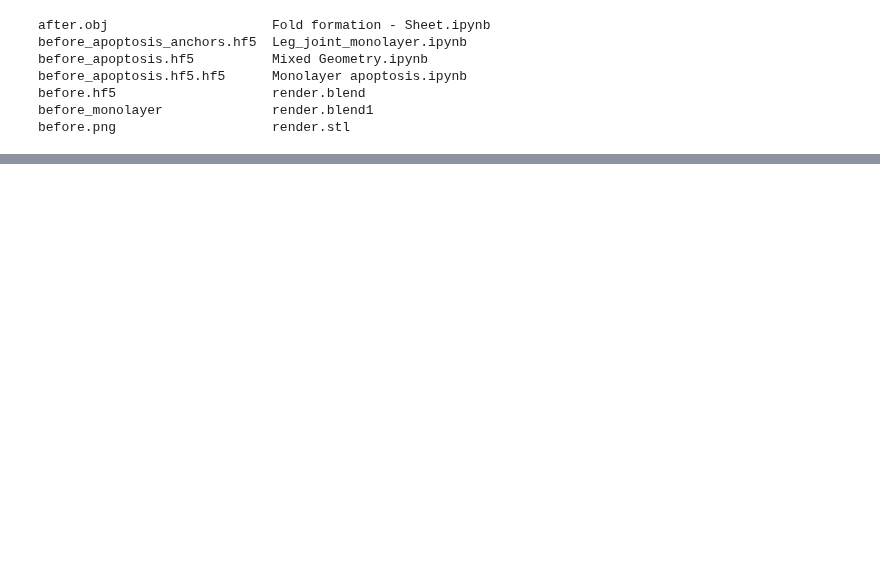
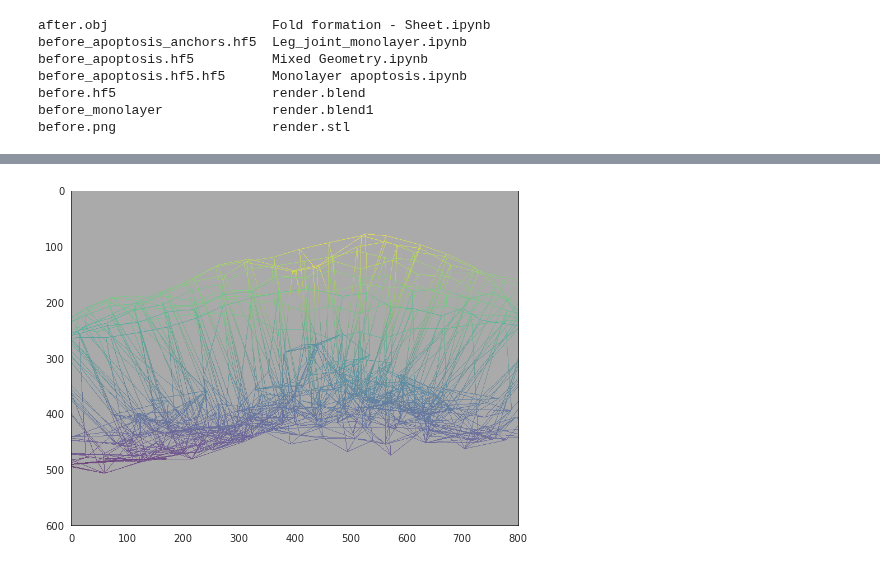
Before and after one commit to glyg/notebooks, a Jupyter notebook: tyssue/leg_joint/Monolayer apoptosis.ipynb, the cells around one changed output, grey strips where cells are left out. Saved outputs shown, nothing was run; the diff lists cells and outputs as text; code cells hidden in the pictures; blank space fills up the shorter version.

```diff
--- a/tyssue/leg_joint/Monolayer apoptosis.ipynb
+++ b/tyssue/leg_joint/Monolayer apoptosis.ipynb
@@ -152,6 +163,7 @@ edge_z = mono.upcast_srce(mono.vert_df['z'])
 mono.edge_df['z'] = edge_z
 draw_specs['edge']['color'] = set_edge_color(mono, 'z')
 draw_specs['vert']['visible'] = False
+draw_specs['edge']['head_width'] = 0.001
 # %%
 ax, fig = segment_view(mono, 'apical', coords=['x', 'y'], **draw_specs)
 # %% [output]
@@ -175,0 +188,11 @@ scene, view = vp_view(mono, **draw_specs)
+# %%
+scene, view = vp_view(mono, **draw_specs)
+
+img = scene.render()
+
+fig, ax = plt.subplots()
+ax.imshow(img)
+ax.grid()
+fig.set_size_inches(8, 8)
+# %% [output]
+[figure, added]
```
Also changed, not shown: parts of 14 cells of this notebook, 5 other files.
